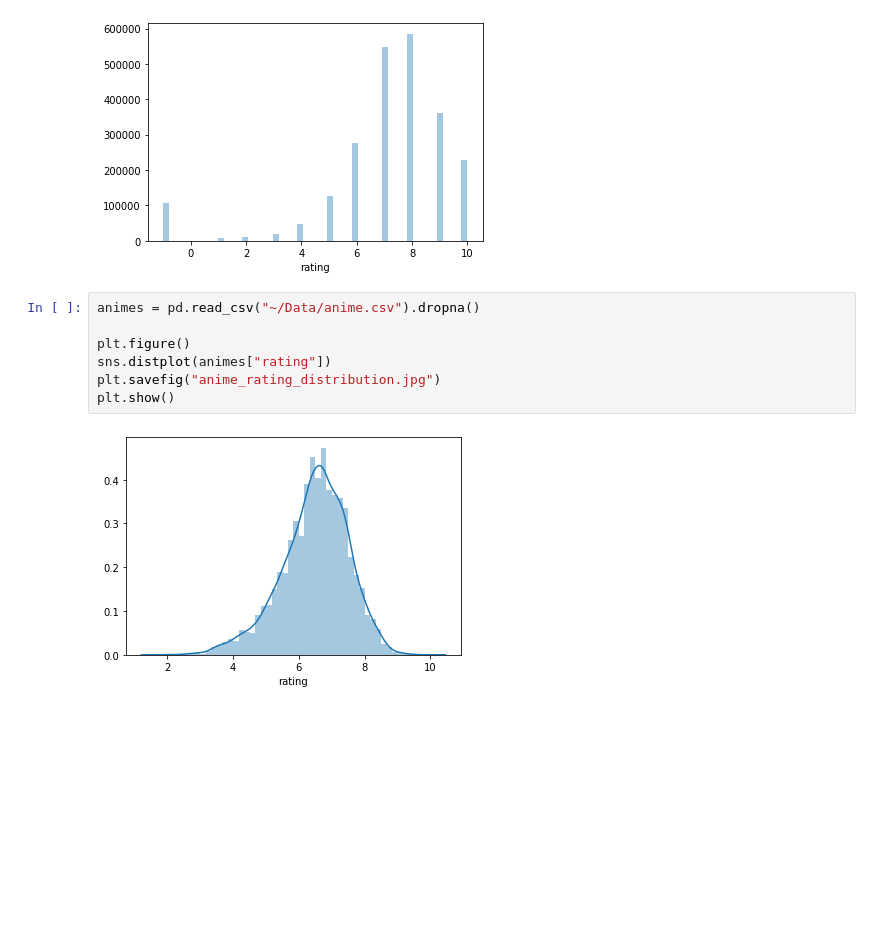
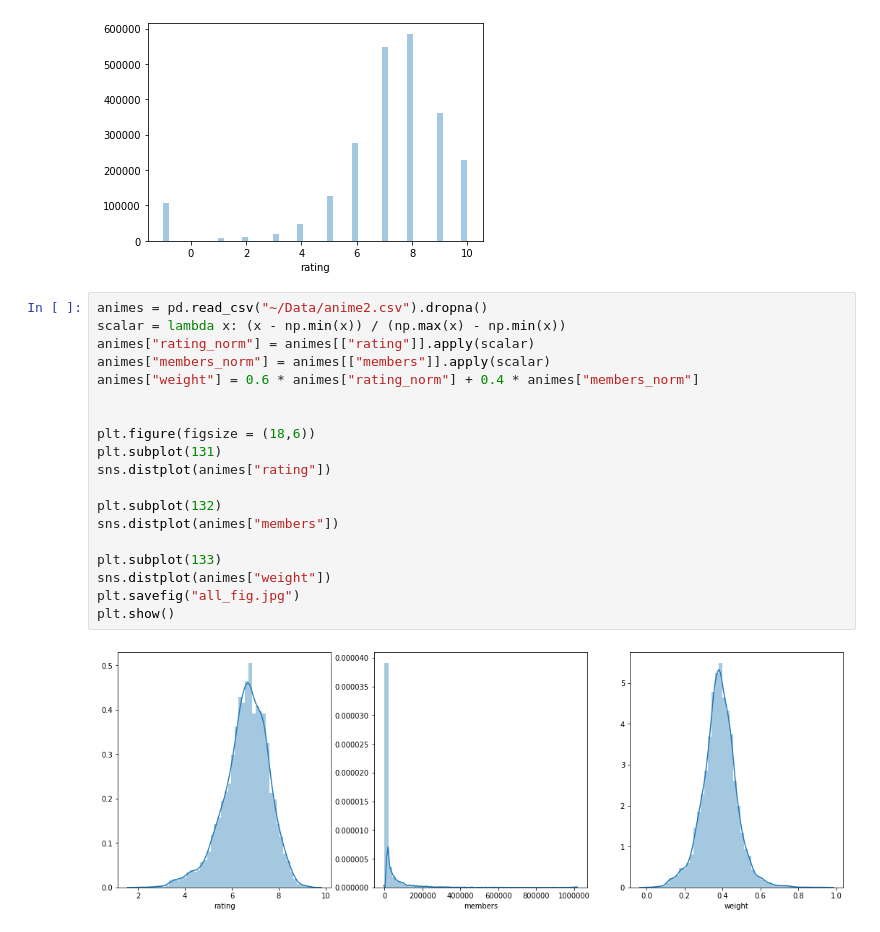
Before and after one commit to DruryXu/SCUthesis, a Jupyter notebook: data_analysis/data_analysis.ipynb, the cells around one changed output. Saved outputs shown, nothing was run; the diff lists cells and outputs as text; blank space fills up the shorter version.

```diff
--- a/data_analysis/data_analysis.ipynb
+++ b/data_analysis/data_analysis.ipynb
@@ -79,15 +79,27 @@ plt.savefig("rating_distribution.jpg")
 plt.show()
 # %% [output]
 [figure]
-# %%
-animes = pd.read_csv("~/Data/anime.csv").dropna()
-
-plt.figure()
-sns.distplot(animes["rating"])
-plt.savefig("anime_rating_distribution.jpg")
-plt.show()
-# %% [output]
-[figure, removed]
+# %%
+animes = pd.read_csv("~/Data/anime2.csv").dropna()
+scalar = lambda x: (x - np.min(x)) / (np.max(x) - np.min(x))
+animes["rating_norm"] = animes[["rating"]].apply(scalar)
+animes["members_norm"] = animes[["members"]].apply(scalar)
+animes["weight"] = 0.6 * animes["rating_norm"] + 0.4 * animes["members_norm"]
+
+
+plt.figure(figsize = (18,6))
+plt.subplot(131)
+sns.distplot(animes["rating"])
+
+plt.subplot(132)
+sns.distplot(animes["members"])
+
+plt.subplot(133)
+sns.distplot(animes["weight"])
+plt.savefig("all_fig.jpg")
+plt.show()
+# %% [output]
+[figure, added]
 # %%
 sns.distplot(animes["members"])
 plt.savefig("member_distribution.jpg")
```
Also changed, not shown: parts of 2 cells of this notebook, 4 other files.
